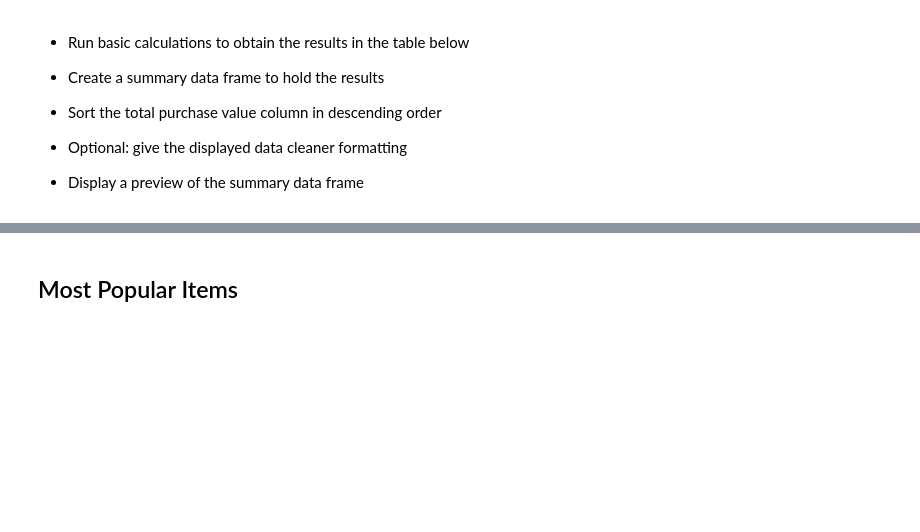
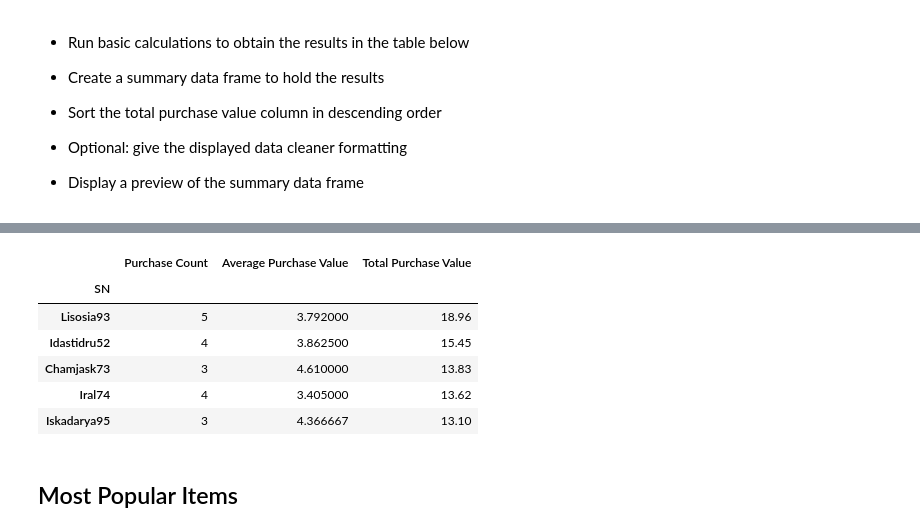
Before and after one commit to claxtonh/Panda_Practice, a Jupyter notebook: HeroesOfPymoli_starter-Copy1.ipynb, the cells around one changed output, grey strips where cells are left out. Cells and saved outputs as stored; diff of their text form; code cells hidden in the pictures; blank space fills up the shorter version.

```diff
--- a/HeroesOfPymoli_starter-Copy1.ipynb
+++ b/HeroesOfPymoli_starter-Copy1.ipynb
@@ -333,3 +265,23 @@ New_Sum_Table_Age.head()
+# %%
+top_spend = purchase_data
+SN_group=top_spend.groupby("SN")
+SN_group.count()
+
+TSsum_table = SN_group.count()
+TSsum_table["Purchase Count"] = SN_group["Purchase ID"].count()
+TSsum_table["Average Purchase Value"] = SN_group["Price"].mean()
+TSsum_table["Total Purchase Value"] = SN_group["Price"].sum()
+TSsum_table = TSsum_table.drop(columns = ["Purchase ID", "Age", "Gender", "Item ID", "Item Name", "Price", "ageint", "Group"])
+New_TSsum_table = TSsum_table.sort_values("Total Purchase Value", ascending=False)
+New_TSsum_table.head()
+# %% [output]
+|  | Purchase Count | Average Purchase Value | Total Purchase Value |
+| SN |  |  |  |
+| Lisosia93 | 5 | 3.792000 | 18.96 |
+| Idastidru52 | 4 | 3.862500 | 15.45 |
+| Chamjask73 | 3 | 4.610000 | 13.83 |
+| Iral74 | 4 | 3.405000 | 13.62 |
+| Iskadarya95 | 3 | 4.366667 | 13.10 |
 # %% [markdown]
 ## Most Popular Items
 # %% [markdown]
```
Also changed, not shown: parts of 12 cells of this notebook.
